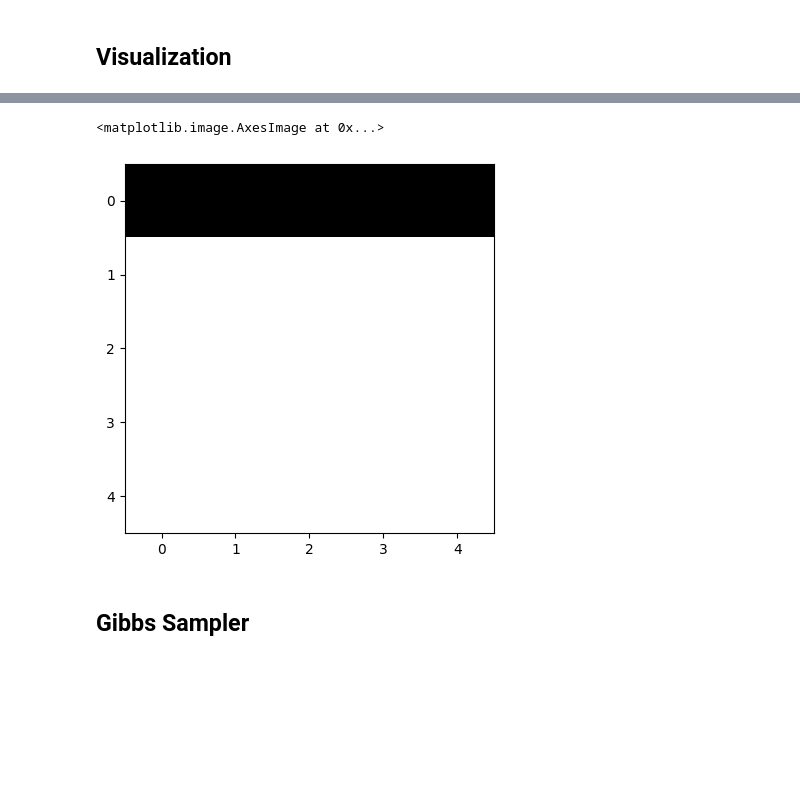
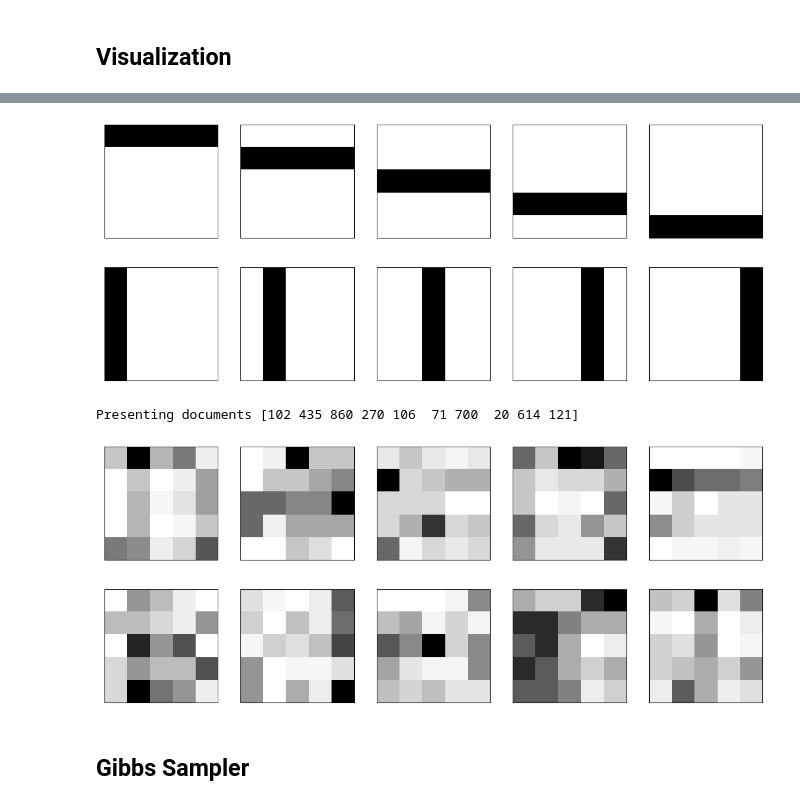
Before and after one commit to JannisZeller/topicflow, a Jupyter notebook: flexible_doclength.ipynb, the cells around one changed output, grey strips where cells are left out. Cells and saved outputs as stored; diff of their text form; code cells hidden in the pictures; blank space fills up the shorter version.

```diff
--- a/flexible_doclength.ipynb
+++ b/flexible_doclength.ipynb
@@ -73,10 +68,9 @@ $\rightarrow$ Samples come in by row. For Categorical the sample size is flexibl
 # %% [markdown]
 ### **1. Specify global parameters**
 # %%
-K       = 10    # Number of Topics
-sqrtV   = 5     # Square Root of the Number of "Vocabulary" (must be sqrt such that pictorial interpretation is possible)
-D       = 1000  # Number of documents
-N_rate  = None   # Number of words per document (either as rate for Poisson Distribution
-N_fixed = 100  #   or as fixed value)
-
+sqrtV = 5    # Square Root of the Number of "Vocabulary" (must be sqrt such that pictorial interpretation is possible)
+D     = 1000  # Number of documents
+N     = 100
 V = int(sqrtV**2)
+K = 2*sqrtV
+alpha = 1.
@@ -114,0 +79,3 @@ AssertionError: Exactly one of N_words_fixed and N_words_rate must be passed.
+# %%
+data = tp_data.squareLDDocuments(D, sqrtV, N_words_fixed=N, alpha=alpha)
+Theta, Pi, C_DId, C_DIdK, W_DId = data.extract_params()
@@ -198,8 +146,12 @@ plt.imshow(format_to_img(W_T[N_idx[10]]), cmap="Greys")
-# %%
-plt.imshow(tf.reshape(Theta[0,:], (sqrtV, sqrtV)), cmap="Greys")
-# %% [output]
-<matplotlib.image.AxesImage at 0x...>
-[figure, removed]
+# %%
+fig = tp_utils.visualize_topics(Theta, 2, int(Theta.shape[0] / 2))
+# %% [output]
+[figure, added]
+# %%
+fig = tp_utils.visualize_random_docs(W_DId, sqrt_V=sqrtV)
+# %% [output]
+Presenting documents [102 435 860 270 106  71 700  20 614 121]
+[figure, added]
 # %% [markdown]
 ## **Gibbs Sampler**
 # %% [markdown]
```
Also changed, not shown: parts of 60 cells of this notebook, 5 other files.
